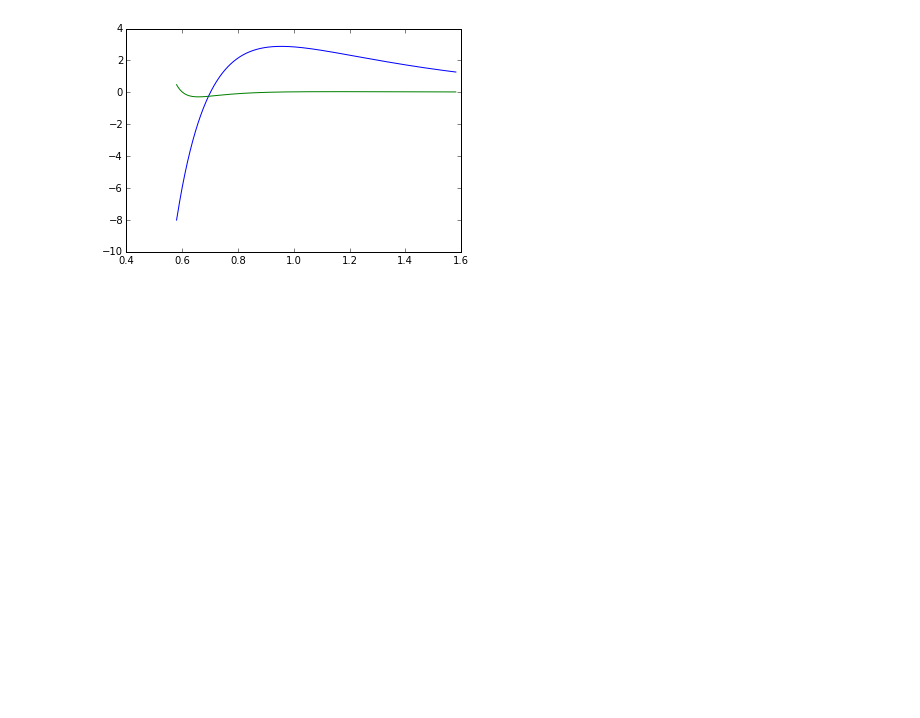
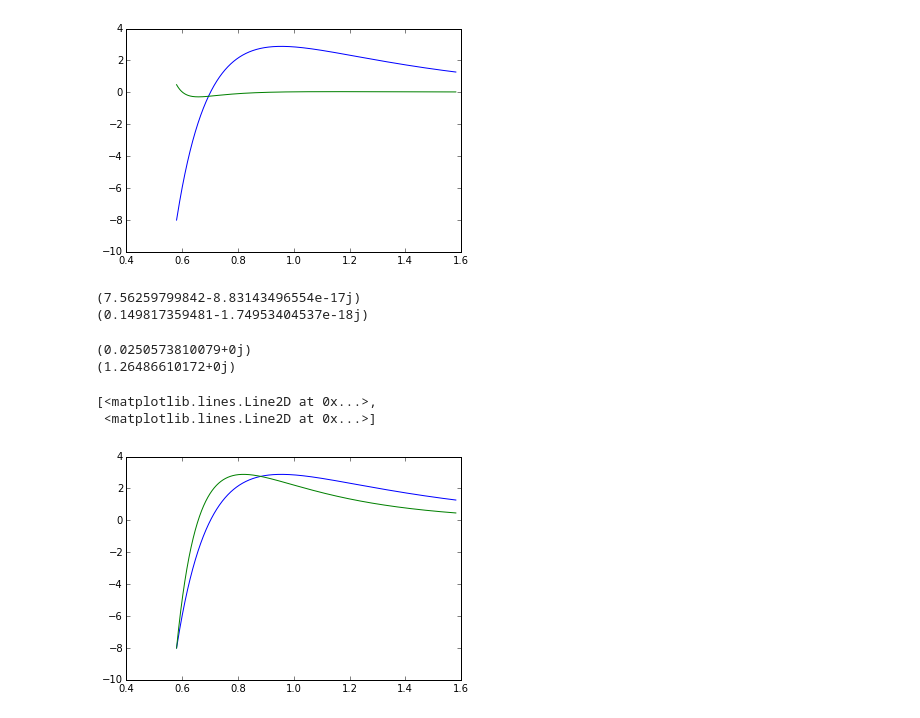
Before and after one commit to HxCory/delayFitting, a Jupyter notebook: Source/fitAnalyze.ipynb, the cells around one changed output. Cells and saved outputs as stored; diff of their text form; code cells hidden in the pictures; blank space fills up the shorter version.

```diff
--- a/Source/fitAnalyze.ipynb
+++ b/Source/fitAnalyze.ipynb
@@ -107,11 +111,26 @@ plt.plot(omega_dip, dip_1, omega_dip, dip_3)
 oneVsOmega = np.zeros(np.size(omega_dip), 'complex')
 threeVsOmega = np.zeros(np.size(omega_dip), 'complex')
 i = 0
-for omega in omega_dip:
-    oneVsOmega[i] = dipole.constructDipole(omega, wf1)
-    threeVsOmega[i] = dipole.constructDipole(omega, wf3)
-    i = i + 1
+for i in range(0, np.size(omega_dip)):
+    oneVsOmega[i] = dipole.constructDipole(omega_dip[i], defsDipole.wf1)
+    threeVsOmega[i] = dipole.constructDipole(omega_dip[i], defsDipole.wf3)
+# %%
+print dipole.constructDipole(omega_dip[100], defsDipole.wf1)
+print dipole.constructDipole(omega_dip[100], wf1)
+# %% [output]
+(7.56259799842-8.83143496554e-17j)
+(0.149817359481-1.74953404537e-18j)
+# %%
+print dipole.constructBound(wf1)
+print dipole.constructBound(defsDipole.wf1)
+# %% [output]
+(0.0250573810079+0j)
+(1.26486610172+0j)
 # %%
-plt.plot(omega_dip, dip_1, omega_dip, np.real(oneVsOmega))
+plt.plot(omega_dip, dip_1, omega_dip, -np.real(oneVsOmega))
+# %% [output]
+[<matplotlib.lines.Line2D at 0x...>,
+ <matplotlib.lines.Line2D at 0x...>]
+[figure, added]
 # %%
 plt.plot(omega_dip, dip_3, omega_dip, np.real(threeVsOmega))
```
Also changed, not shown: parts of 30 cells of this notebook, 3 other files.
